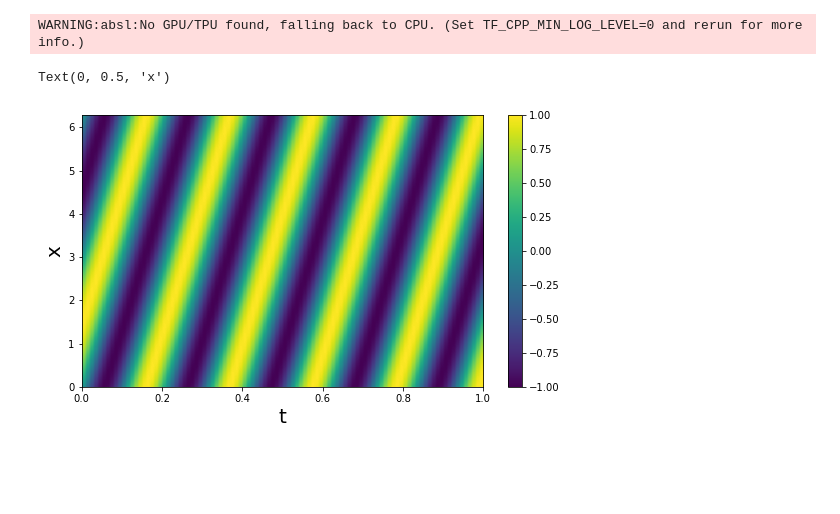
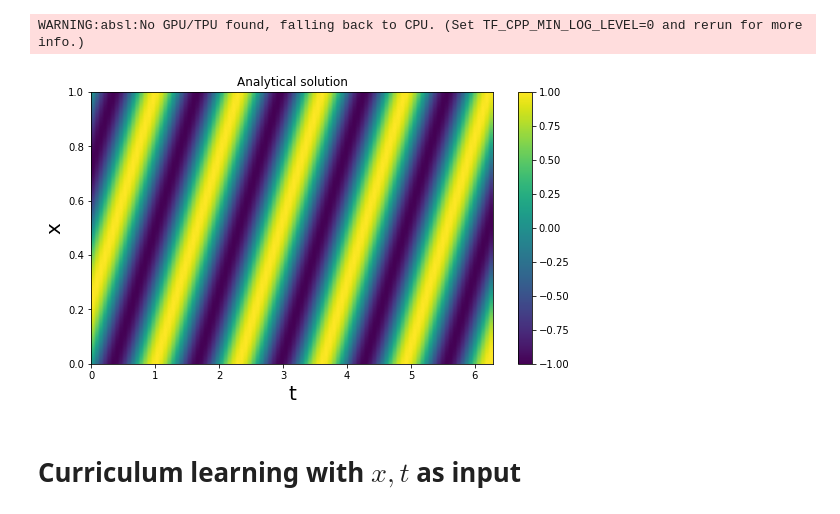
Before and after one commit to lucabeetz/pinns, a Jupyter notebook: pinn_failure_modes.ipynb, the cells around one changed output. Cells and saved outputs as stored; diff of their text form; code cells hidden in the pictures; blank space fills up the shorter version.

```diff
--- a/pinn_failure_modes.ipynb
+++ b/pinn_failure_modes.ipynb
@@ -26,21 +26,24 @@ def analytical_solution(x_grid_steps=256, t_grid_steps=100, beta=10):
 
     return u, x_grid, t_grid, x_values, t_values
 # %%
+def plot_grid(u, t_grid, x_grid, title):
+    fig = plt.figure(figsize=(9, 5))
+    ax = fig.add_subplot()
+
+    img_plot = ax.imshow(jnp.rot90(u), aspect='auto', extent=[t_grid.min(), t_grid.max(), x_grid.min(), x_grid.max()])
+    color_bar = fig.colorbar(img_plot)
+
+    ax.set_title(title)
+    ax.set_xlabel("t", size=20)
+    ax.set_ylabel("x", size=20)
+
 u_analytic, x_grid, t_grid, _, _ = analytical_solution(beta=30)
 
 # Plot solution
-fig = plt.figure(figsize=(9, 5))
-ax = fig.add_subplot()
-
-img_plot = ax.imshow(jnp.rot90(u_analytic), aspect='auto', extent=[t_grid.min(), t_grid.max(), x_grid.min(), x_grid.max()])
-color_bar = fig.colorbar(img_plot)
-
-ax.set_xlabel("t", size=20)
-ax.set_ylabel("x", size=20)
+plot_grid(u_analytic, x_grid, t_grid, "Analytical solution")
 # %% [output]
 WARNING:absl:No GPU/TPU found, falling back to CPU. (Set TF_CPP_MIN_LOG_LEVEL=0 and rerun for more info.)
-Text(0, 0.5, 'x')
-[figure, old version]
+[figure, new version]
 # %%
 def create_training_data(beta=1):
     u, x_grid, t_grid, x_values, t_values = analytical_solution(beta=beta)
@@ -62,6 +65,8 @@ def create_training_data(beta=1):
     x_grid_de = x_no_initial_no_boundary[idx]
 
     return x_grid_initial, u_initial, x_grid_lbc, x_grid_ubc, x_grid_de
+# %% [markdown]
+# Curriculum learning with $x, t$ as input
 # %%
 import haiku as hk
 import optax
```
Also changed, not shown: parts of 15 cells of this notebook.
